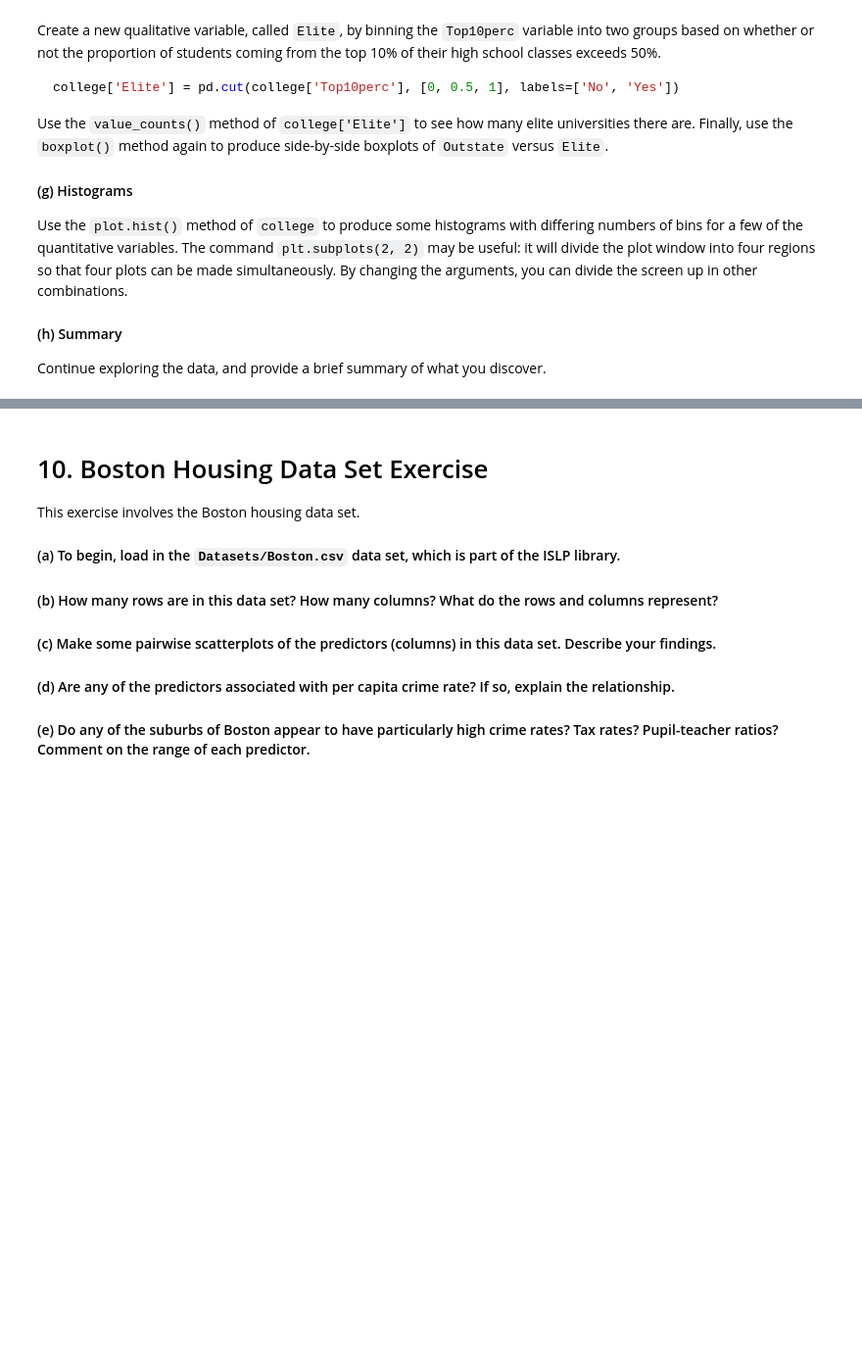
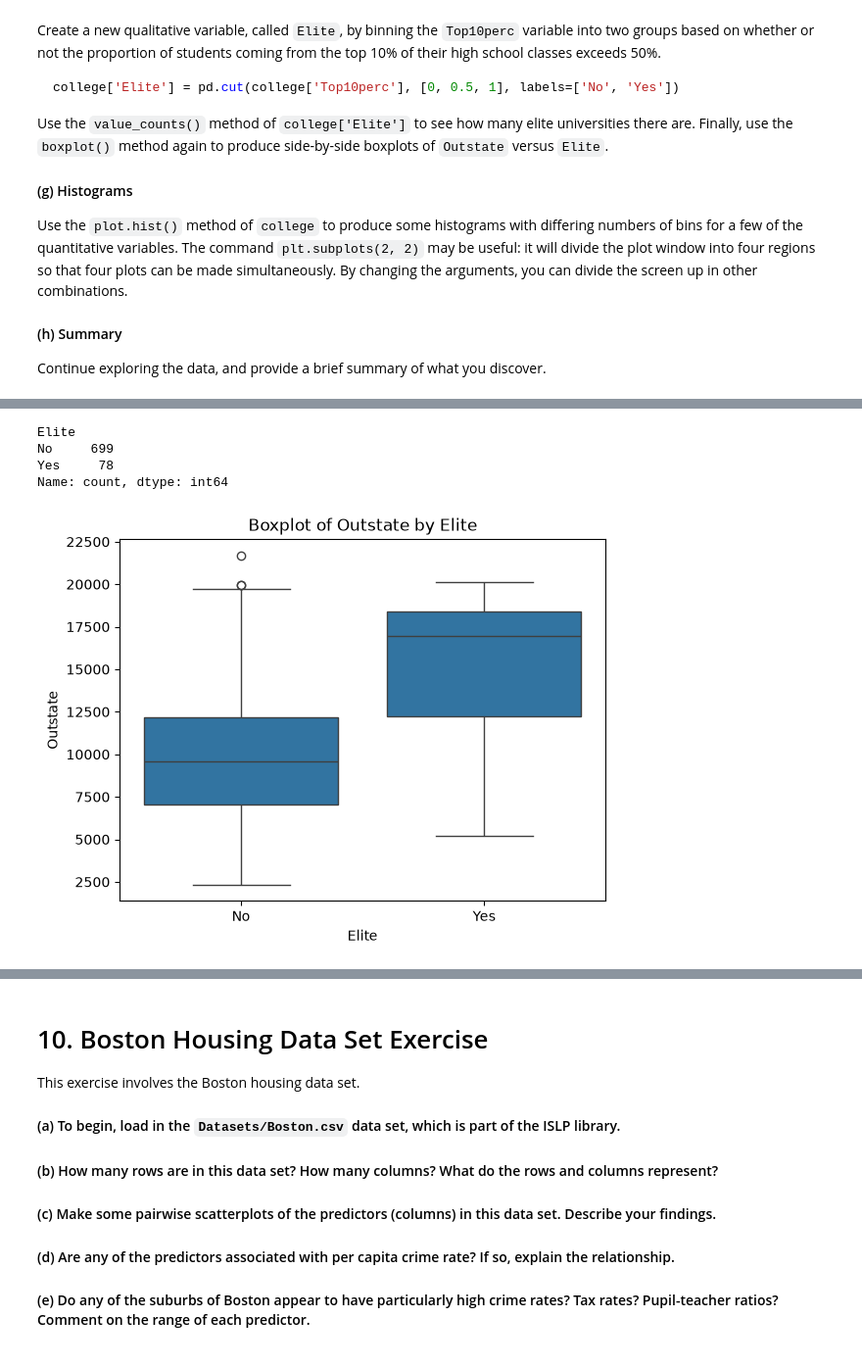
Before and after one commit to Nesu-tech/Methods_In_Data_Science, a Jupyter notebook: HW1 (4).ipynb, the cells around one changed output, grey strips where cells are left out. Shown at 98% size. Drawn from its saved outputs; the diff is of its cells as text; code cells hidden in the pictures; blank space fills up the shorter version.

```diff
--- a/HW1 (4).ipynb
+++ b/HW1 (4).ipynb
@@ -91,0 +157,16 @@ Continue exploring the data, and provide a brief summary of what you discover.
+# %%
+#(f)creating a new variable "Elite"
+college["Elite"] = pd.cut(college["Top10perc"], bins=[0, 50, 100], labels=["No", "Yes"])
+var_counts = college["Elite"].value_counts()
+print(var_counts)
+
+sns.boxplot(x="Elite", y="Outstate", data=college)
+title = "Boxplot of Outstate by Elite"
+plt.title(title)
+plt.show()
+# %% [output]
+Elite
+No     699
+Yes     78
+Name: count, dtype: int64
+[figure, added]
```
Also changed, not shown: parts of 7 cells of this notebook.
